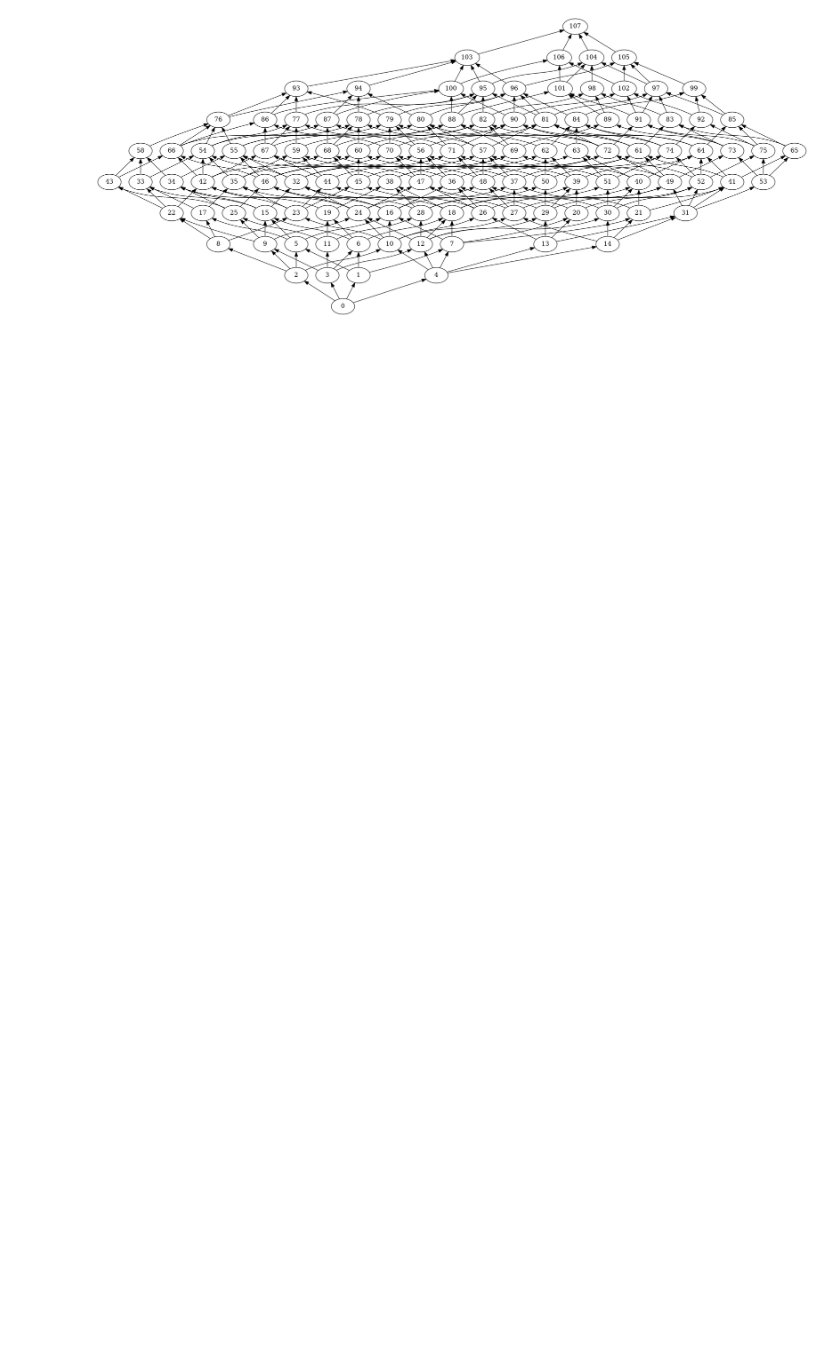
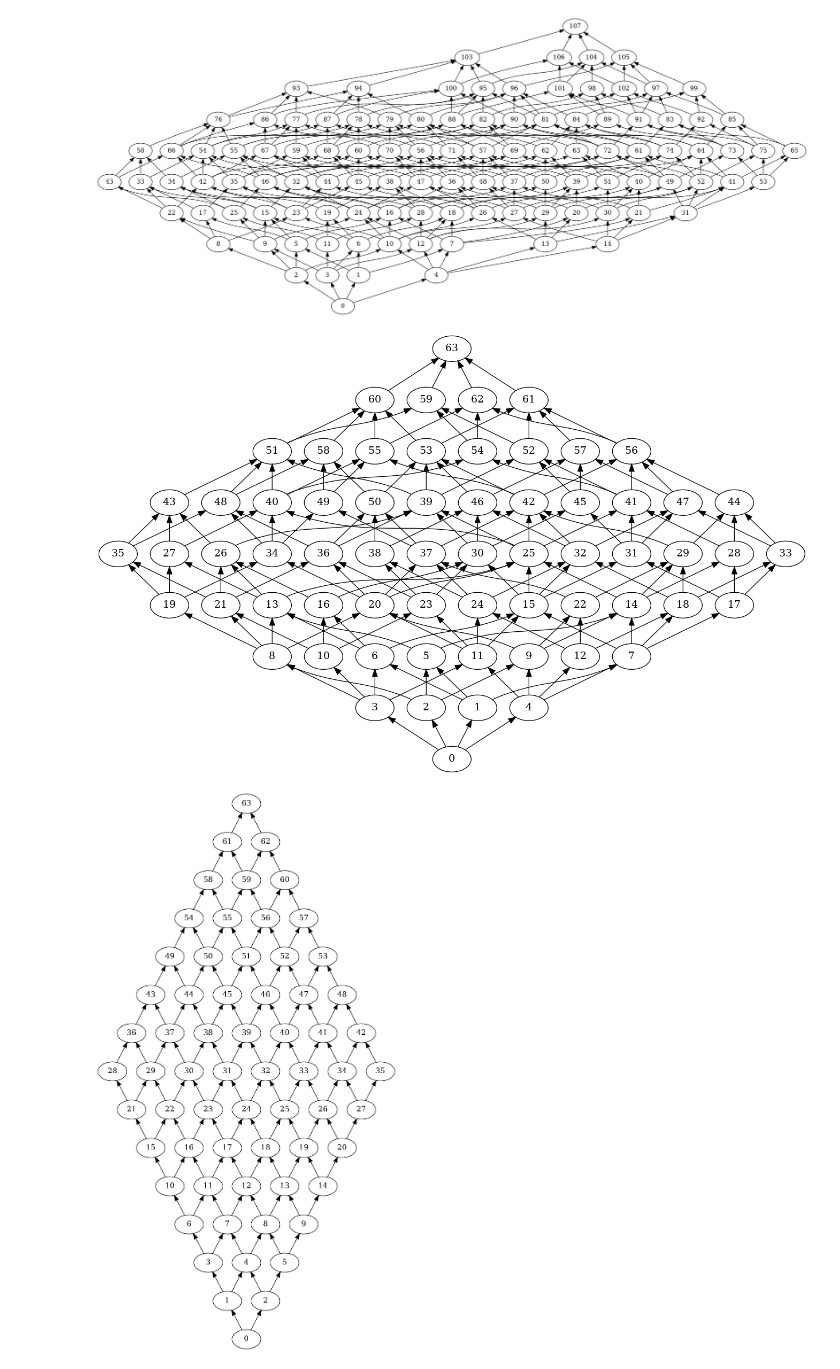
Before and after one commit to Sirquini/delta, a Jupyter notebook: carlos/examples-210317.ipynb, the cells around one changed output. Saved outputs shown, nothing was run; the diff lists cells and outputs as text; code cells hidden in the pictures; blank space fills up the shorter version.

```diff
--- a/carlos/examples-210317.ipynb
+++ b/carlos/examples-210317.ipynb
@@ -75,0 +94,9 @@ p = Poset.from_children([[],[],[0,1],[0]])
+# %%
+
+P = Poset.from_children([[],[],[0,1],[0]])
+
+((~P).meta_L * P.meta_L).enumerated.show()
+((~Poset.total(P.meta_L.n-1)).meta_L * Poset.total(P.meta_L.n-1).meta_L).enumerated.show()
+# %% [output]
+[figure, added]
+[figure, added]
```
Also changed, not shown: parts of 5 cells of this notebook, 1 other file.
